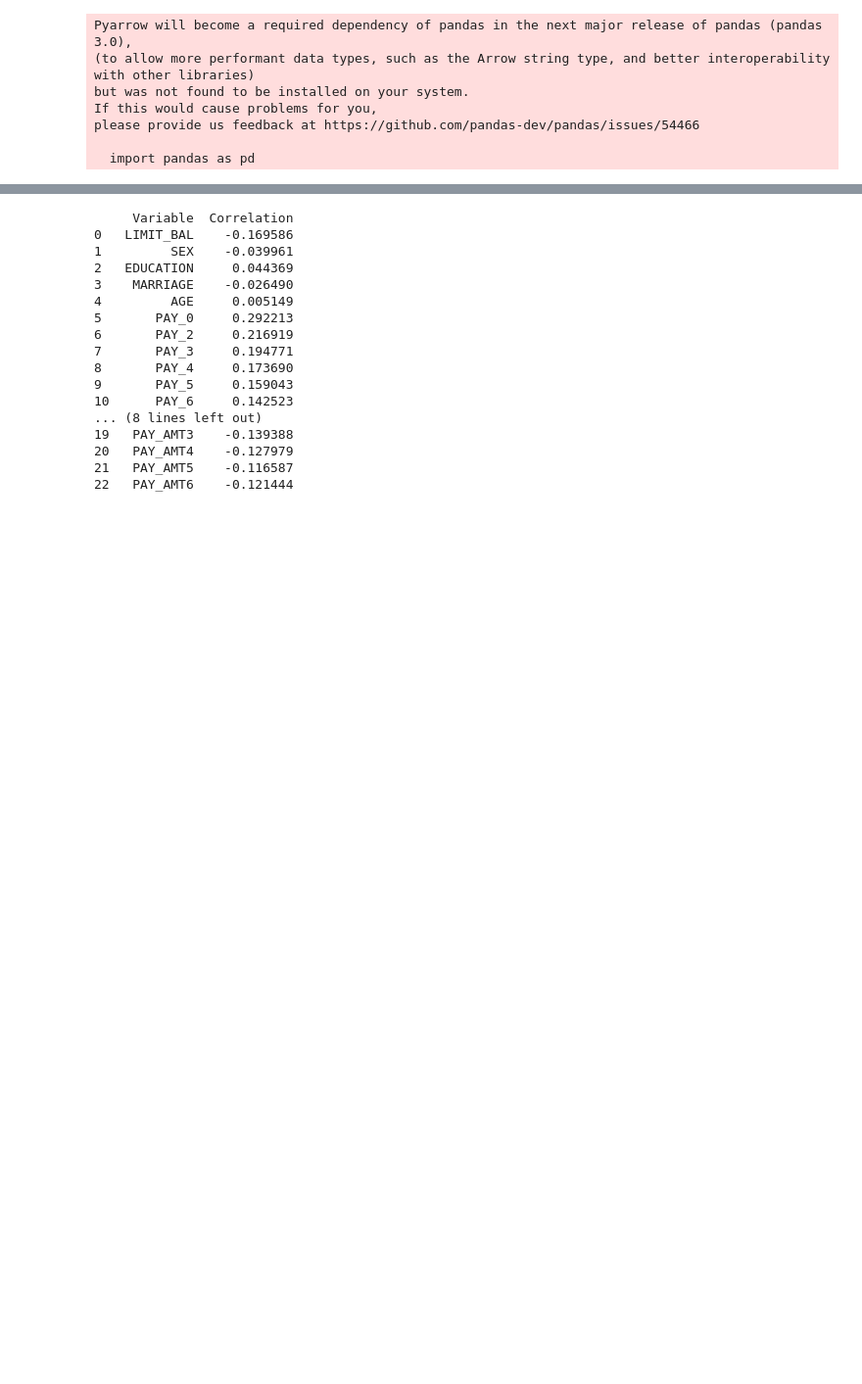
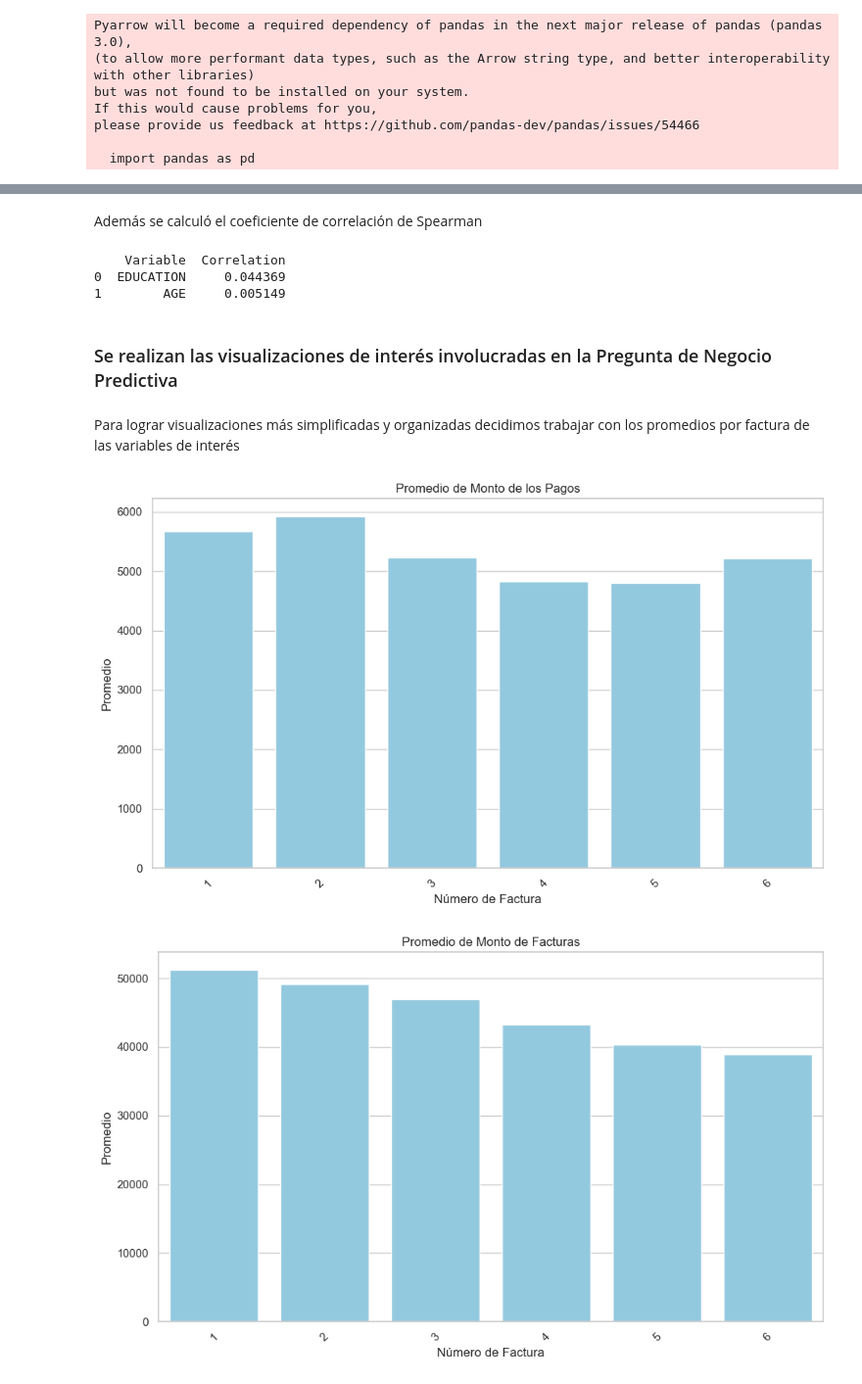
Before and after one commit to nicolascardenast/actd_proyecto_2, a Jupyter notebook: exploracion/Exploración de datos.ipynb, the cells around one changed output, grey strips where cells are left out. Shown at 98% size. Drawn from its saved outputs; the diff is of its cells as text; code cells hidden in the pictures; blank space fills up the shorter version.

```diff
--- a/exploracion/Exploración de datos.ipynb
+++ b/exploracion/Exploración de datos.ipynb
@@ -129,3 +79,5 @@ plt.show()
+# %% [markdown]
+Además se calculó el coeficiente de correlación de Spearman
 # %%
 import pandas as pd
 from scipy.stats import spearmanr
@@ -134,9 +86,7 @@ from scipy.stats import spearmanr
 correlation_results = []
 
 # Variables explicativas
-variables_explicativas = ['LIMIT_BAL', 'SEX', 'EDUCATION','MARRIAGE', 'AGE', 'PAY_0', 'PAY_2', 'PAY_3', 'PAY_4', 'PAY_5', 'PAY_6',
-                          'BILL_AMT1', 'BILL_AMT2', 'BILL_AMT3', 'BILL_AMT4', 'BILL_AMT5', 'BILL_AMT6',
-                          'PAY_AMT1', 'PAY_AMT2', 'PAY_AMT3', 'PAY_AMT4', 'PAY_AMT5', 'PAY_AMT6']
+variables_explicativas = ['EDUCATION','AGE']
 
 # Calcular la correlación de Spearman para cada variable explicativa
 for variable in variables_explicativas:
@@ -149,20 +99,50 @@ correlation_df = pd.DataFrame(correlation_results, columns=['Variable', 'Correla
 # Imprimir los resultados
 print(correlation_df)
 # %% [output]
-     Variable  Correlation
-0   LIMIT_BAL    -0.169586
-1         SEX    -0.039961
-2   EDUCATION     0.044369
-3    MARRIAGE    -0.026490
-4         AGE     0.005149
-5       PAY_0     0.292213
-6       PAY_2     0.216919
-7       PAY_3     0.194771
-8       PAY_4     0.173690
-9       PAY_5     0.159043
-10      PAY_6     0.142523
-... (8 lines left out)
-19   PAY_AMT3    -0.139388
-20   PAY_AMT4    -0.127979
-21   PAY_AMT5    -0.116587
-22   PAY_AMT6    -0.121444
+    Variable  Correlation
+0  EDUCATION     0.044369
+1        AGE     0.005149
+# %% [markdown]
+### Se realizan las visualizaciones de interés involucradas en la Pregunta de Negocio Predictiva
+# %% [markdown]
+Para lograr visualizaciones más simplificadas y organizadas decidimos trabajar con los promedios por factura de las variables de interés
+# %%
+# Calcular promedios de las variables PAY_AMTX y BILL_AMTX
+pay_means = data.filter(like='PAY_AMT').mean()
+bill_means = data.filter(like='BILL_AMT').mean()
+
+# Configurar estilo de seaborn
+sns.set(style="whitegrid")
+
+# Visualización del promedio del monto de los pagos (PAY_AMTX)
+plt.figure(figsize=(10, 6))
+sns.barplot(x=pay_means.index.str[-1], y=pay_means.values, color='skyblue')
+plt.title('Promedio de Monto de los Pagos')
+plt.xlabel('Número de Factura')
+plt.ylabel('Promedio')
+plt.xticks(rotation=45)
+plt.tight_layout()
+plt.show()
+
+# Visualización del promedio del monto de las facturas (BILL_AMTX)
+plt.figure(figsize=(10, 6))
+sns.barplot(x=bill_means.index.str[-1], y=bill_means.values, color='skyblue')
+plt.title('Promedio de Monto de Facturas')
+plt.xlabel('Número de Factura')
+plt.ylabel('Promedio')
+plt.xticks(rotation=45)
+plt.tight_layout()
+plt.show()
+
+# Visualización del promedio del monto de los pagos (PAY_AMTX) vs. Promedio del monto de las facturas (BILL_AMTX)
+fig, axes = plt.subplots(2, 3, figsize=(15, 8), sharey=True)
+axes = axes.flatten()
+for i in range(1, 7):
+    sns.barplot(x=[f'BILL_AMT{i}', f'PAY_AMT{i}'], y=[bill_means[i-1], pay_means[i-1]], ax=axes[i-1], palette='coolwarm')
+    axes[i-1].set_title(f'Promedio de BILL_AMT{i} vs PAY_AMT{i}')
+    axes[i-1].set_ylabel('Promedio')
+plt.tight_layout()
+plt.show()
+# %% [output]
+[figure, added]
+[figure, added]
```
Also changed, not shown: parts of 10 cells of this notebook.
